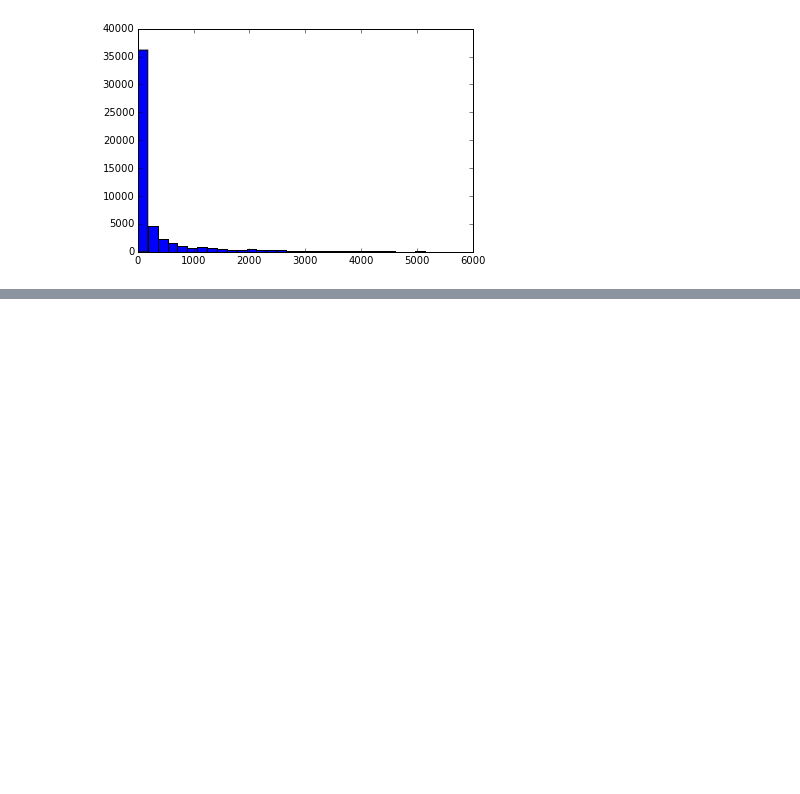
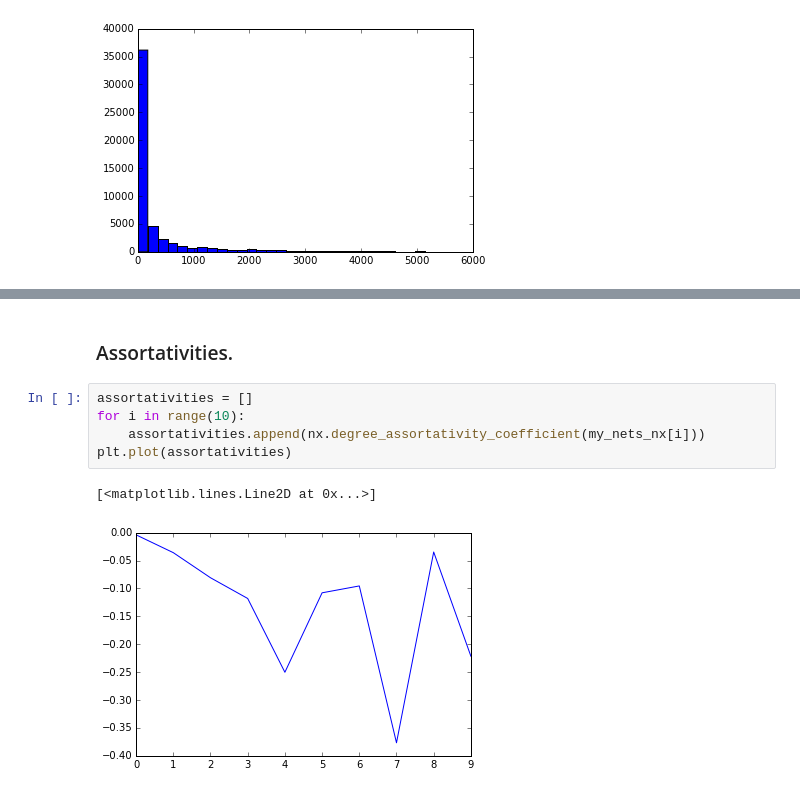
Before and after one commit to suhanree/network-recommender, a Jupyter notebook: code/EDA.ipynb, the cells around one changed output, grey strips where cells are left out. Saved outputs shown, nothing was run; the diff lists cells and outputs as text; blank space fills up the shorter version.

```diff
--- a/code/EDA.ipynb
+++ b/code/EDA.ipynb
@@ -485,0 +479,10 @@ plt.hist(nff, bins=100)
+# %% [markdown]
+### Assortativities.
+# %%
+assortativities = []
+for i in range(10):
+    assortativities.append(nx.degree_assortativity_coefficient(my_nets_nx[i]))
+plt.plot(assortativities)
+# %% [output]
+[<matplotlib.lines.Line2D at 0x...>]
+[figure, added]
```
Also changed, not shown: parts of 21 cells of this notebook, 4 other files.
